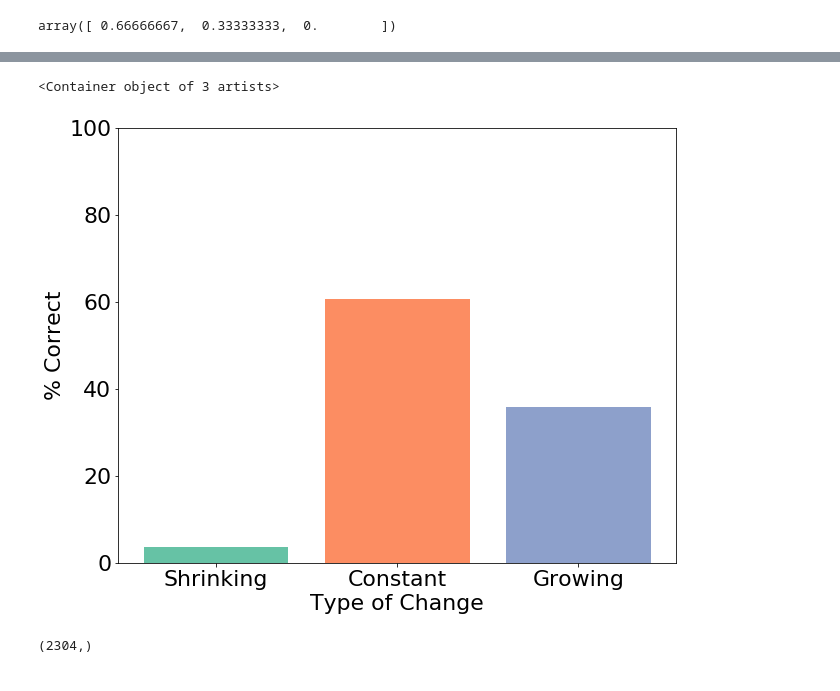
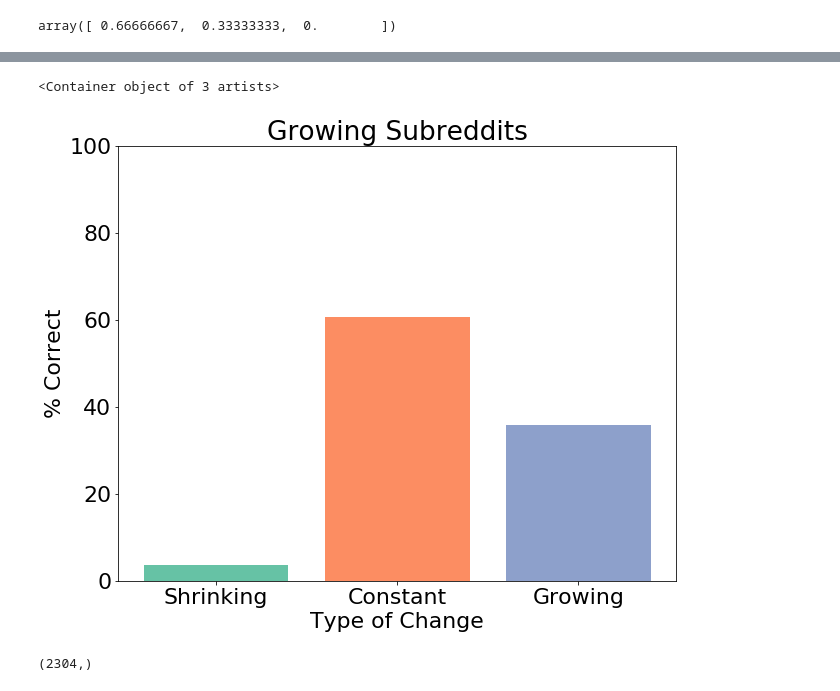
Before and after one commit to tharrington923/rCheckUp, a Jupyter notebook: code/ARMA_models.ipynb, the cells around one changed output, grey strips where cells are left out. Drawn from its saved outputs; the diff is of its cells as text; code cells hidden in the pictures.

```diff
--- a/code/ARMA_models.ipynb
+++ b/code/ARMA_models.ipynb
@@ -621,14 +621,14 @@ plt.bar([1,2,3],100*accuracy_by_type[1],tick_label=['Shrinking','Not changing','
 # %%
 plt.figure(figsize=(10,8))
 plt.rcParams.update({'font.size': 22})
 plt.ylabel('% Correct')
 plt.xlabel('Type of Change')
-#plt.title('Growing Subreddits')
+plt.title('Growing Subreddits')
 plt.ylim([0,100])
 plt.bar([1,2,3],100*accuracy_by_type[2],tick_label=['Shrinking','Constant','Growing'],color=['#66c2a5','#fc8d62','#8da0cb'])
 # %% [output]
 <Container object of 3 artists>
-[figure, old version]
+[figure, new version]
 # %%
 top_top_subreddits = subreddit_content_active.subreddit.ix[subreddit_content_active.groupby('yearmonth')['num_contributions'].apply(lambda x: x.nlargest(1000)).reset_index().level_1.unique().tolist()].unique()
 # %%
```
Also changed, not shown: parts of 2 cells of this notebook, 6 other files.
